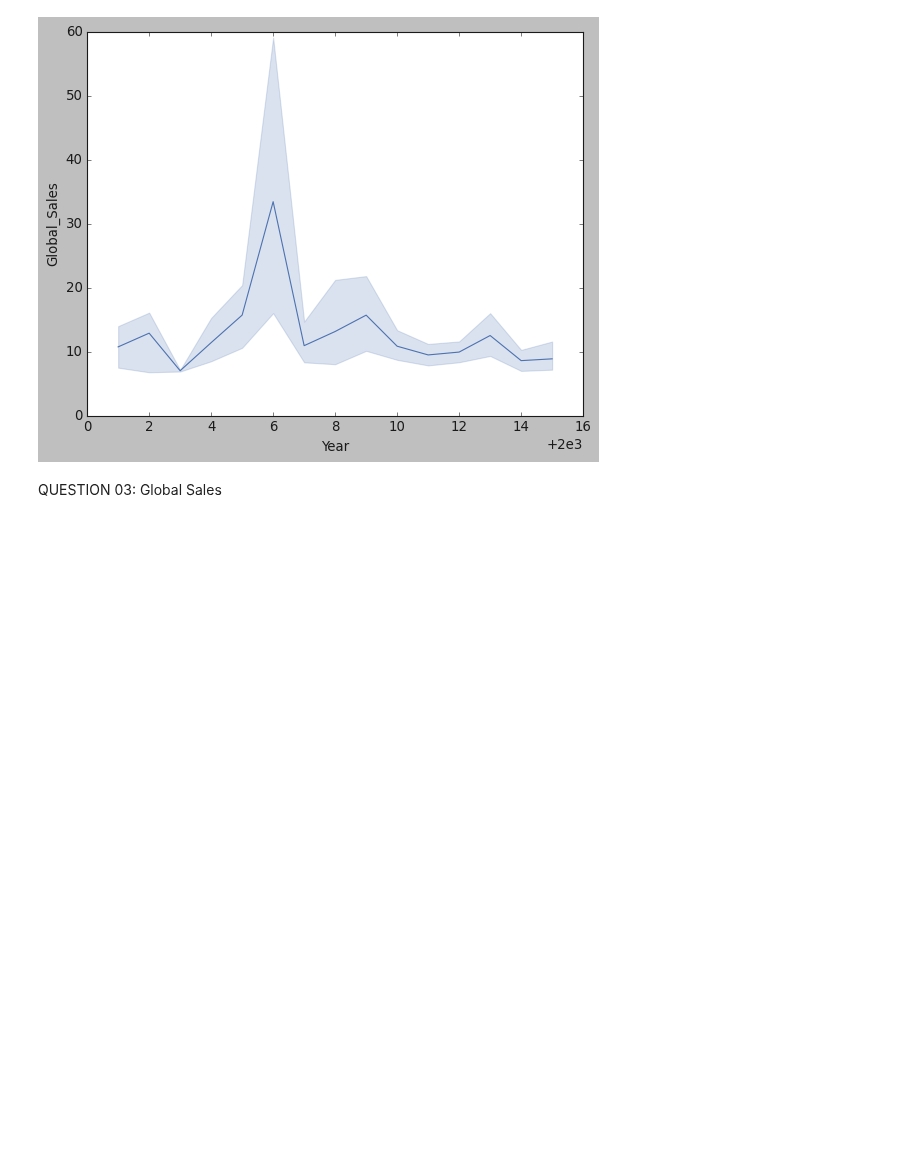
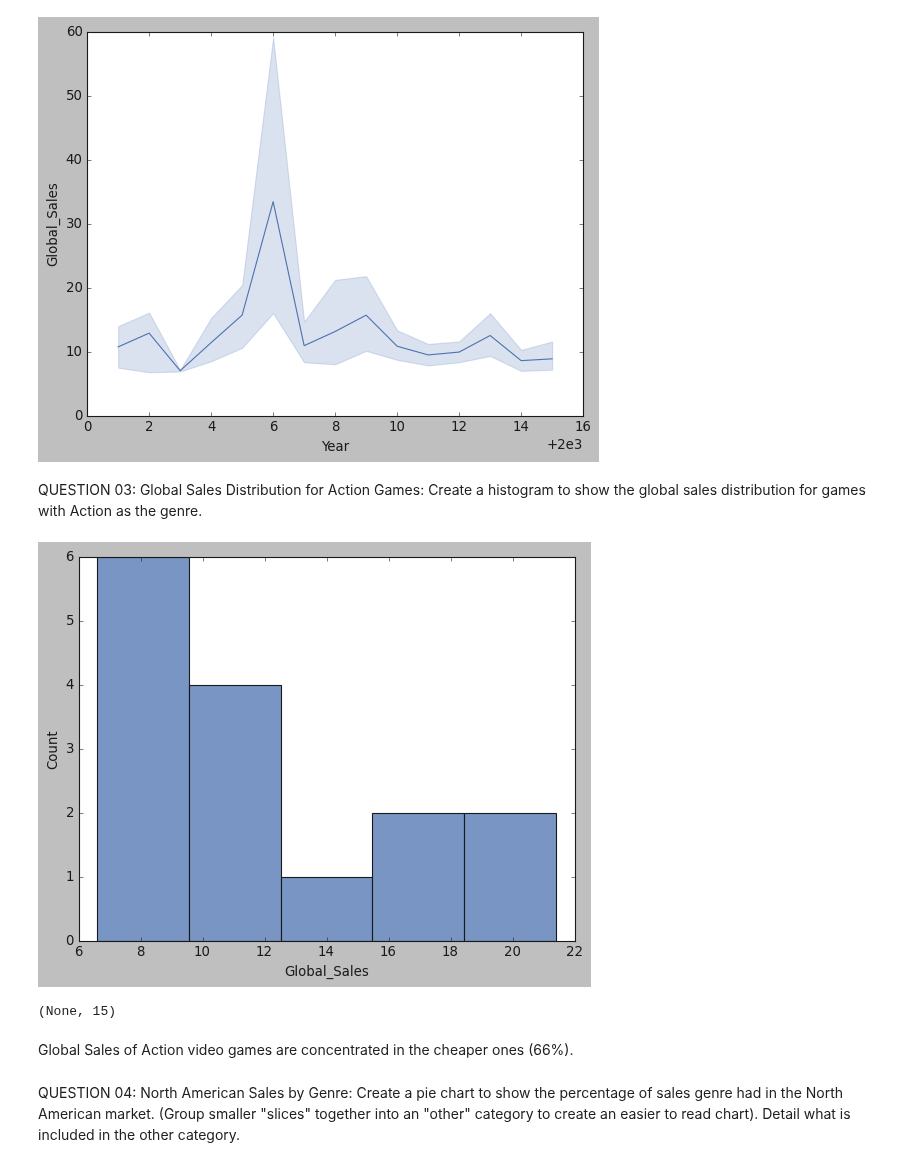
Before and after one commit to 3Grey6Jedi9/Data-Analysis-Project-06, a Jupyter notebook: Video Game Sales.ipynb, the cells around one changed output. Saved outputs shown, nothing was run; the diff lists cells and outputs as text; code cells hidden in the pictures; blank space fills up the shorter version.

```diff
--- a/Video Game Sales.ipynb
+++ b/Video Game Sales.ipynb
@@ -116,5 +116,16 @@ sns.lineplot(data=video_game, x='Year', y='Global_Sales')
 plt.show()
 # %% [output]
 [figure]
-# %% [markdown]
-QUESTION 03: Global Sales
+# %% [markdown]
+QUESTION 03: Global Sales Distribution for Action Games: Create a histogram to show the global sales distribution for games with Action as the genre.
+# %%
+Action = video_game[video_game['Genre'] == 'Action']
+sns.histplot(data=Action, x='Global_Sales')
+plt.show()
+# %% [output]
+[figure, added]
+(None, 15)
+# %% [markdown]
+Global Sales of Action video games are concentrated in the cheaper ones (66%).
+# %% [markdown]
+QUESTION 04: North American Sales by Genre: Create a pie chart to show the percentage of sales genre had in the North American market. (Group smaller "slices" together into an "other" category to create an easier to read chart). Detail what is included in the other category.
```
